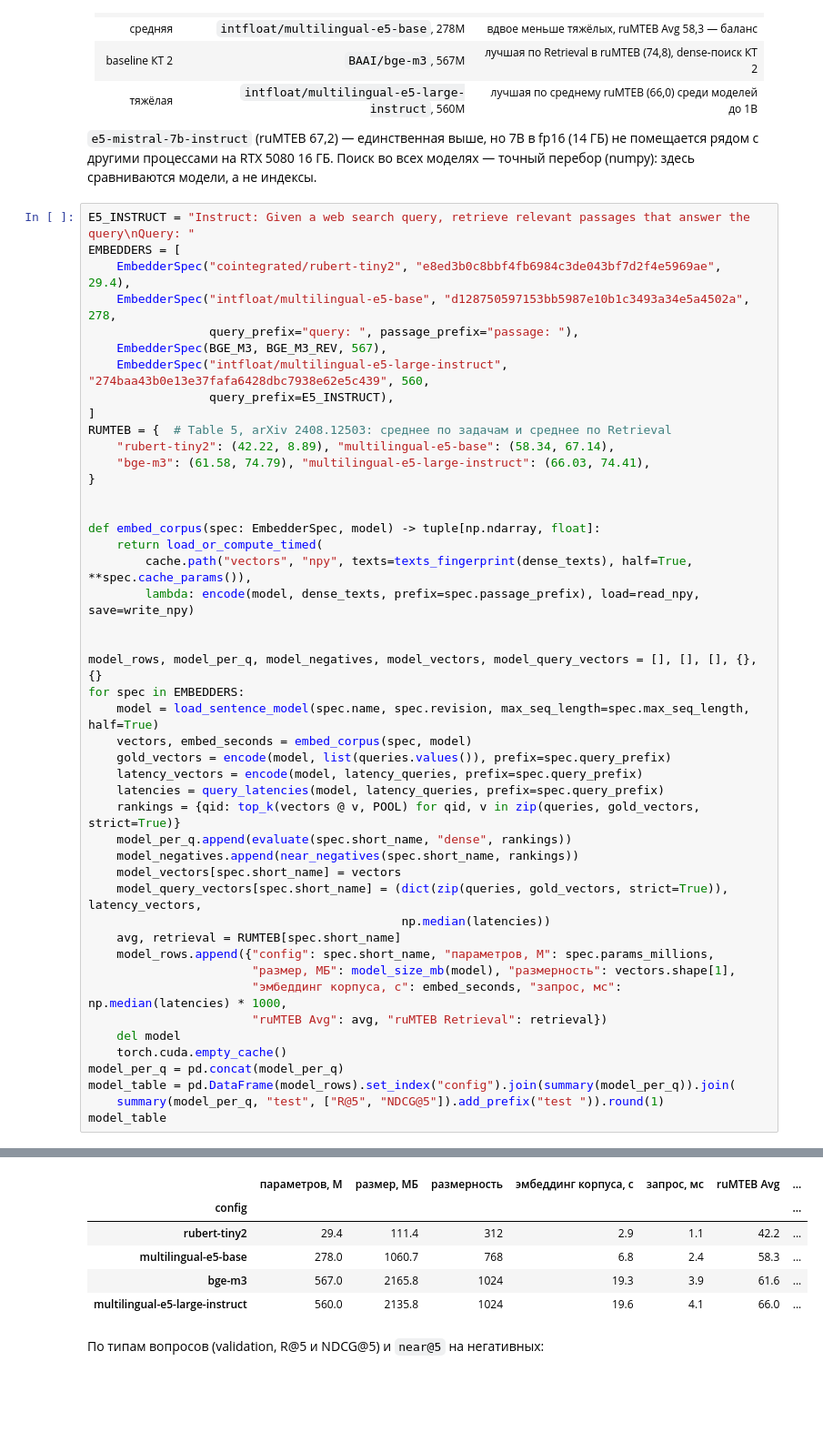
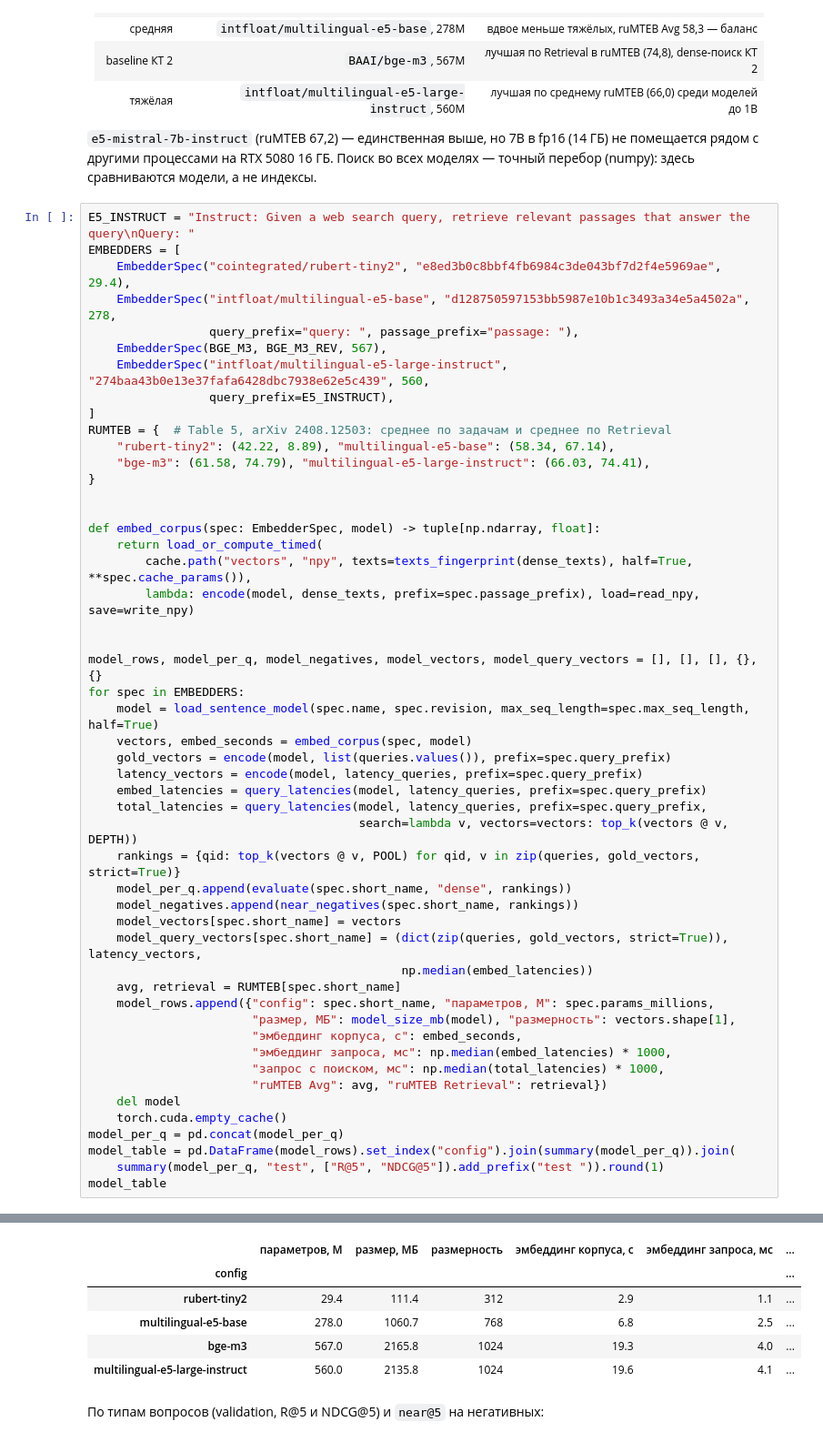
Before and after one commit to dftpnd/gigaschool-rag, a Jupyter notebook: notebooks/kt3_search.ipynb, the cells around one changed output, grey strips where cells are left out. Shown at 91% size. Cells and saved outputs as stored; diff of their text form; blank space fills up the shorter version.

```diff
--- a/notebooks/kt3_search.ipynb
+++ b/notebooks/kt3_search.ipynb
@@ -169,17 +169,21 @@ for spec in EMBEDDERS:
     vectors, embed_seconds = embed_corpus(spec, model)
     gold_vectors = encode(model, list(queries.values()), prefix=spec.query_prefix)
     latency_vectors = encode(model, latency_queries, prefix=spec.query_prefix)
-    latencies = query_latencies(model, latency_queries, prefix=spec.query_prefix)
+    embed_latencies = query_latencies(model, latency_queries, prefix=spec.query_prefix)
+    total_latencies = query_latencies(model, latency_queries, prefix=spec.query_prefix,
+                                      search=lambda v, vectors=vectors: top_k(vectors @ v, DEPTH))
     rankings = {qid: top_k(vectors @ v, POOL) for qid, v in zip(queries, gold_vectors, strict=True)}
     model_per_q.append(evaluate(spec.short_name, "dense", rankings))
     model_negatives.append(near_negatives(spec.short_name, rankings))
     model_vectors[spec.short_name] = vectors
     model_query_vectors[spec.short_name] = (dict(zip(queries, gold_vectors, strict=True)), latency_vectors,
-                                            np.median(latencies))
+                                            np.median(embed_latencies))
     avg, retrieval = RUMTEB[spec.short_name]
     model_rows.append({"config": spec.short_name, "параметров, M": spec.params_millions,
                        "размер, МБ": model_size_mb(model), "размерность": vectors.shape[1],
-                       "эмбеддинг корпуса, с": embed_seconds, "запрос, мс": np.median(latencies) * 1000,
+                       "эмбеддинг корпуса, с": embed_seconds,
+                       "эмбеддинг запроса, мс": np.median(embed_latencies) * 1000,
+                       "запрос с поиском, мс": np.median(total_latencies) * 1000,
                        "ruMTEB Avg": avg, "ruMTEB Retrieval": retrieval})
     del model
     torch.cuda.empty_cache()
@@ -201,12 +205,12 @@ cls.seq_relationship.weight                | UNEXPECTED |  |
 
 Notes:
 - UNEXPECTED:   can be ignored when loading from different task/architecture; not ok if you expect identical arch.
-|  | параметров, M | размер, МБ | размерность | эмбеддинг корпуса, с | запрос, мс | ruMTEB Avg | ... |
-| config |  |  |  |  |  |  | ... |
-| rubert-tiny2 | 29.4 | 111.4 | 312 | 2.9 | 1.1 | 42.2 | ... |
-| multilingual-e5-base | 278.0 | 1060.7 | 768 | 6.8 | 2.4 | 58.3 | ... |
-| bge-m3 | 567.0 | 2165.8 | 1024 | 19.3 | 3.9 | 61.6 | ... |
-| multilingual-e5-large-instruct | 560.0 | 2135.8 | 1024 | 19.6 | 4.1 | 66.0 | ... |
+|  | параметров, M | размер, МБ | размерность | эмбеддинг корпуса, с | эмбеддинг запроса, мс | ... |
+| config |  |  |  |  |  | ... |
+| rubert-tiny2 | 29.4 | 111.4 | 312 | 2.9 | 1.1 | ... |
+| multilingual-e5-base | 278.0 | 1060.7 | 768 | 6.8 | 2.5 | ... |
+| bge-m3 | 567.0 | 2165.8 | 1024 | 19.3 | 4.0 | ... |
+| multilingual-e5-large-instruct | 560.0 | 2135.8 | 1024 | 19.6 | 4.1 | ... |
 # %% [markdown]
 По типам вопросов (validation, R@5 и NDCG@5) и `near@5` на негативных:
 # %%
```
Also changed, not shown: parts of 13 cells of this notebook, 2 other files.
